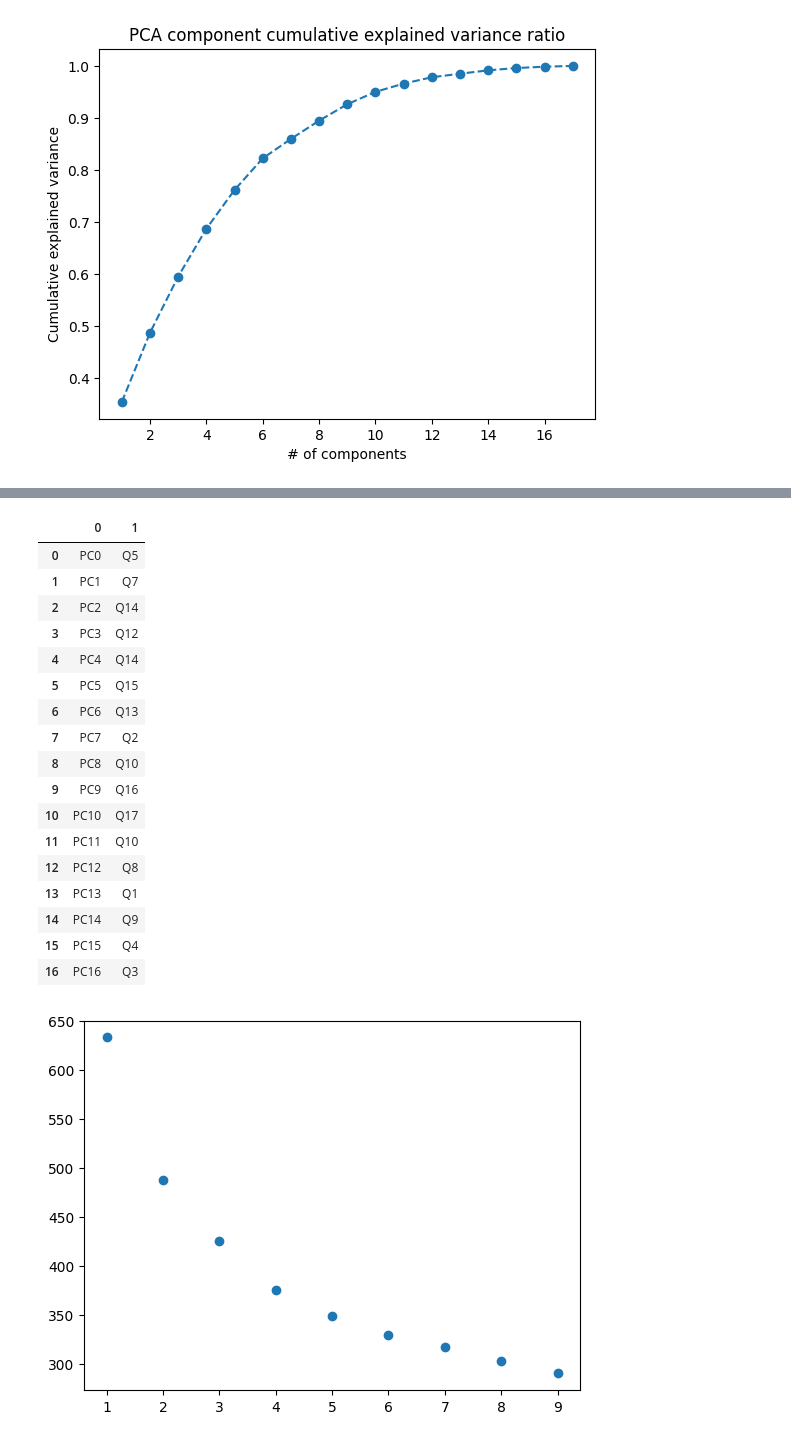
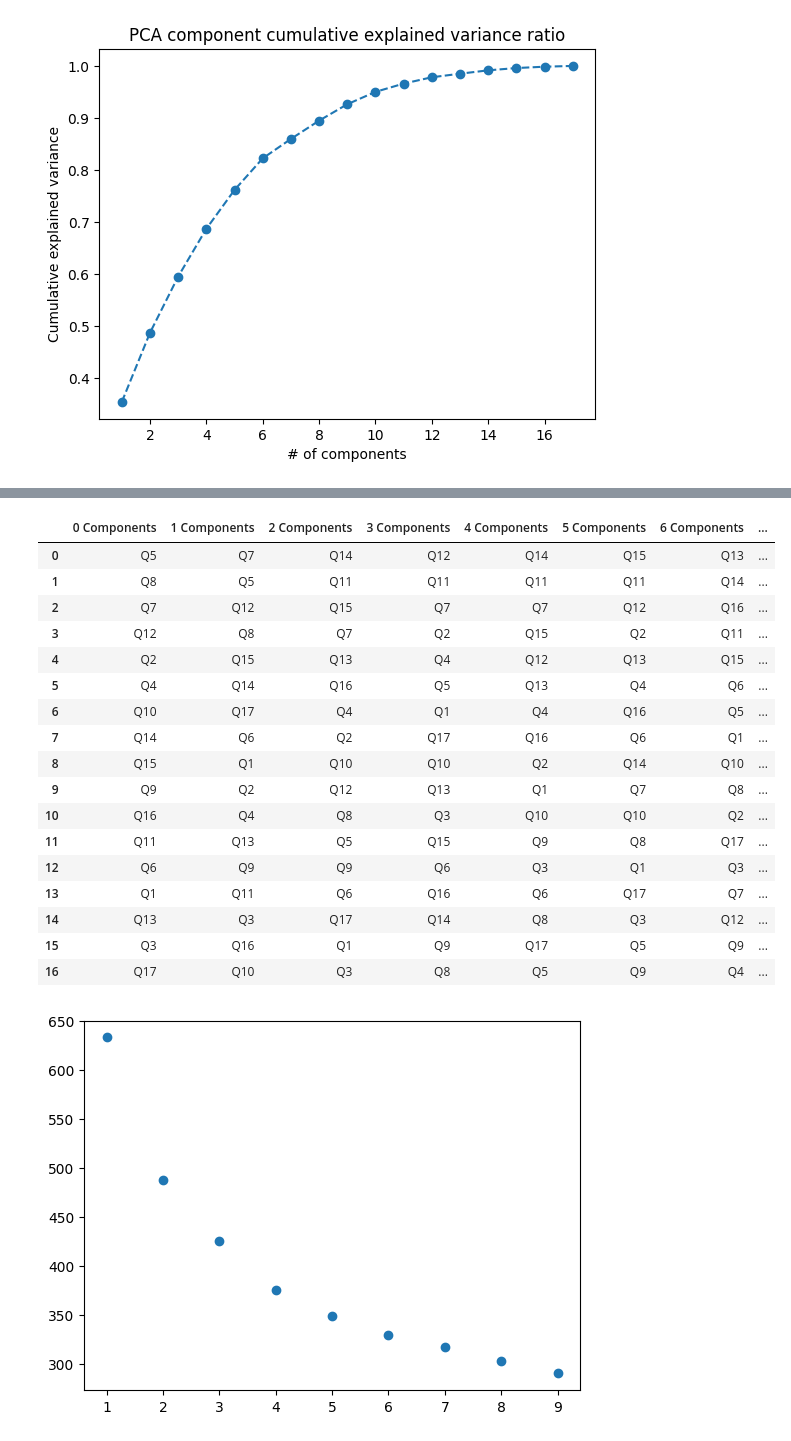
Before and after one commit to zstephe/zstephe.github.io, a Jupyter notebook: honorifics/clustering.ipynb, the cells around one changed output, grey strips where cells are left out. Drawn from its saved outputs; the diff is of its cells as text; code cells hidden in the pictures.

```diff
--- a/honorifics/clustering.ipynb
+++ b/honorifics/clustering.ipynb
@@ -473,14 +473,25 @@ n_pcs= model.components_.shape[0]
 
 # get the index of the most important feature on EACH component
 # LIST COMPREHENSION HERE
-most_important = [np.abs(model.components_[i]).argmax() for i in range(n_pcs)]
+# argmax gets the index of the biggest num
+comps = pd.DataFrame()
+for i in range(n_pcs):
+    temp = pd.DataFrame()
+    temp['Components']=np.abs(model.components_[i])
+    temp['Question']=qcols
+    temp = temp.sort_values(by='Components',ascending=False,ignore_index=True)
+    print(temp)
+    comps[str(i)+' Components']=temp['Question']
 
-initial_feature_names = [*qcols]
+
+#most_important = [np.abs(model.components_[i]).argmax() for i in range(n_pcs)]
+
+#initial_feature_names = qcols
 # get the names
-most_important_names = [initial_feature_names[most_important[i]] for i in range(n_pcs)]
+#most_important_names = [initial_feature_names[most_important[i]] for i in range(n_pcs)]
 
 # LIST COMPREHENSION HERE AGAIN
-dic = {'PC{}'.format(i): most_important_names[i] for i in range(n_pcs)}
+#dic = {'PC{}'.format(i): most_important_names[i] for i in range(n_pcs)}
 
 # build the dataframe
-features = pd.DataFrame(dic.items())
+#features = pd.DataFrame(dic.items())
@@ -487,24 +516,24 @@ features = pd.DataFrame(dic.items())
-# %%
-features
-# %% [output]
-|  | 0 | 1 |
-| 0 | PC0 | Q5 |
-| 1 | PC1 | Q7 |
-| 2 | PC2 | Q14 |
-| 3 | PC3 | Q12 |
-| 4 | PC4 | Q14 |
-| 5 | PC5 | Q15 |
-| 6 | PC6 | Q13 |
-| 7 | PC7 | Q2 |
-| 8 | PC8 | Q10 |
-| 9 | PC9 | Q16 |
-| 10 | PC10 | Q17 |
-| 11 | PC11 | Q10 |
-| 12 | PC12 | Q8 |
-| 13 | PC13 | Q1 |
-| 14 | PC14 | Q9 |
-| 15 | PC15 | Q4 |
-| 16 | PC16 | Q3 |
+# %%
+comps
+# %% [output]
+|  | 0 Components | 1 Components | 2 Components | 3 Components | 4 Components | 5 Components | 6 Components | ... |
+| 0 | Q5 | Q7 | Q14 | Q12 | Q14 | Q15 | Q13 | ... |
+| 1 | Q8 | Q5 | Q11 | Q11 | Q11 | Q11 | Q14 | ... |
+| 2 | Q7 | Q12 | Q15 | Q7 | Q7 | Q12 | Q16 | ... |
+| 3 | Q12 | Q8 | Q7 | Q2 | Q15 | Q2 | Q11 | ... |
+| 4 | Q2 | Q15 | Q13 | Q4 | Q12 | Q13 | Q15 | ... |
+| 5 | Q4 | Q14 | Q16 | Q5 | Q13 | Q4 | Q6 | ... |
+| 6 | Q10 | Q17 | Q4 | Q1 | Q4 | Q16 | Q5 | ... |
+| 7 | Q14 | Q6 | Q2 | Q17 | Q16 | Q6 | Q1 | ... |
+| 8 | Q15 | Q1 | Q10 | Q10 | Q2 | Q14 | Q10 | ... |
+| 9 | Q9 | Q2 | Q12 | Q13 | Q1 | Q7 | Q8 | ... |
+| 10 | Q16 | Q4 | Q8 | Q3 | Q10 | Q10 | Q2 | ... |
+| 11 | Q11 | Q13 | Q5 | Q15 | Q9 | Q8 | Q17 | ... |
+| 12 | Q6 | Q9 | Q9 | Q6 | Q3 | Q1 | Q3 | ... |
+| 13 | Q1 | Q11 | Q6 | Q16 | Q6 | Q17 | Q7 | ... |
+| 14 | Q13 | Q3 | Q17 | Q14 | Q8 | Q3 | Q12 | ... |
+| 15 | Q3 | Q16 | Q1 | Q9 | Q17 | Q5 | Q9 | ... |
+| 16 | Q17 | Q10 | Q3 | Q8 | Q5 | Q9 | Q4 | ... |
 # %%
 cost = []
 for k in range(1,10):
```
Also changed, not shown: parts of 1 cell of this notebook.
